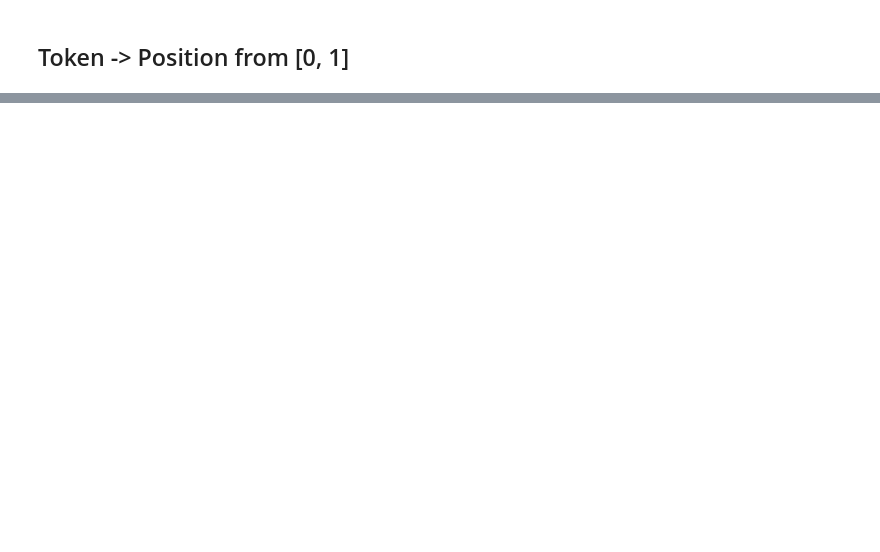
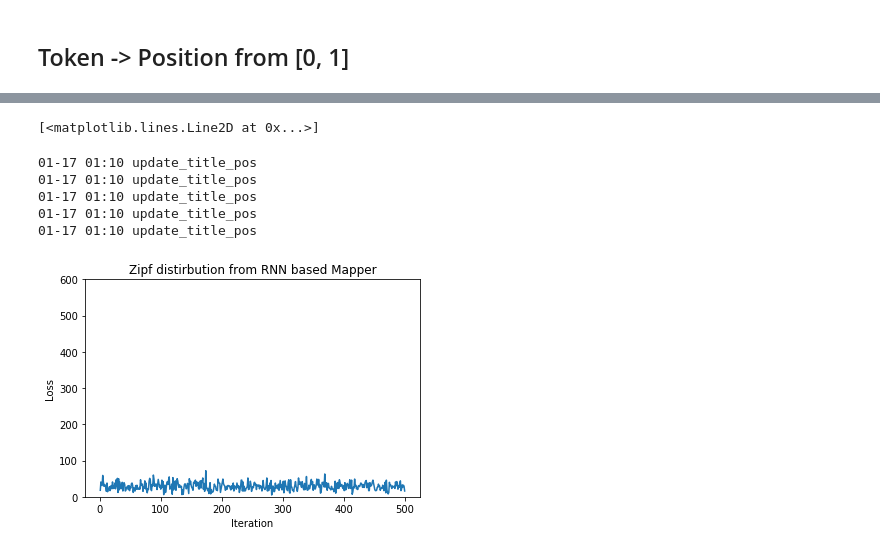
Before and after one commit to q0115643/arithmetic-hash, a Jupyter notebook: Untitled.ipynb, the cells around one changed output, grey strips where cells are left out. Saved outputs shown, nothing was run; the diff lists cells and outputs as text; code cells hidden in the pictures; blank space fills up the shorter version.

```diff
--- a/Untitled.ipynb
+++ b/Untitled.ipynb
@@ -209,0 +261,21 @@ print(markov_map.get_node('aa'))
+# %%
+cnt_per_node = [0] * 500
+for token in tqdm(test_tokens):
+    node_num = rnn_map.get_node(token)
+    cnt_per_node[node_num - 1] += 1
+# %%
+plt.figure()
+plt.title("Zipf distirbution from RNN based Mapper")
+zipf_xrange = [i+1 for i in list(range(500))]
+plt.xlabel("Iteration")
+plt.ylabel("Loss")
+plt.ylim(top=600)
+plt.plot(zipf_xrange, cnt_per_node)
+# %% [output]
+[<matplotlib.lines.Line2D at 0x...>]
+01-17 01:10 update_title_pos
+01-17 01:10 update_title_pos
+01-17 01:10 update_title_pos
+01-17 01:10 update_title_pos
+01-17 01:10 update_title_pos
+[figure, added]
```
Also changed, not shown: parts of 17 cells of this notebook, 10 other files.
